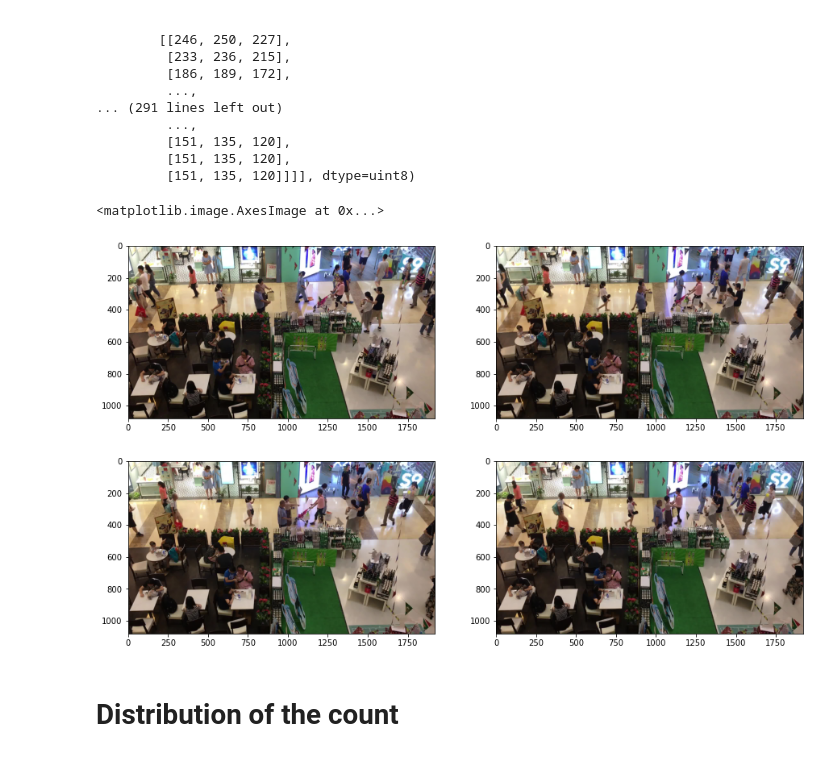
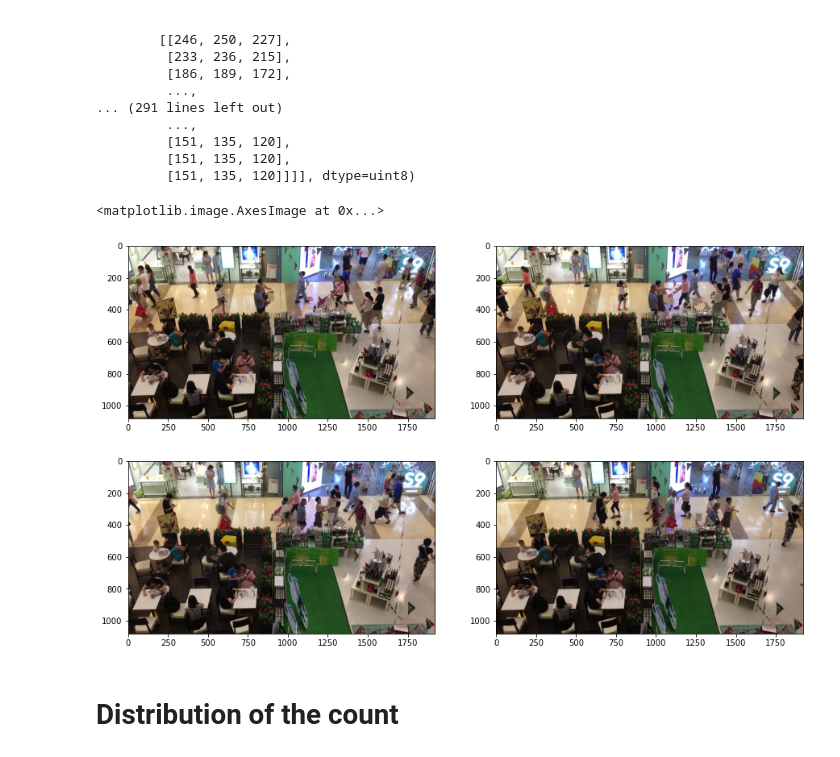
Before and after one commit to NGL-A/crowd-counting, a Jupyter notebook: Crowd_counting_code.ipynb, the cells around one changed output. Saved outputs shown, nothing was run; the diff lists cells and outputs as text; code cells hidden in the pictures.

```diff
--- a/Crowd_counting_code.ipynb
+++ b/Crowd_counting_code.ipynb
@@ -157,16 +151,16 @@ array([[[[248, 252, 229],
 # Convert and save the list of images in '.npy' format
 np.save("train_FDST1.npy",train_FDST1)
 # %%
-dataset = np.load("train_FDST1.npy")
+train_FDST1 = np.load("train_FDST1.npy")
 # %%
 # lest's display 4 images
 
 f, ax = plt.subplots(2,2, figsize = (15, 9))
 
-ax[0,0].imshow(dataset[0])
-ax[0,1].imshow(dataset[15])
-ax[1,0].imshow(dataset[30])
-ax[1,1].imshow(dataset[45])
+ax[0,0].imshow(train_FDST1[0])
+ax[0,1].imshow(train_FDST1[35])
+ax[1,0].imshow(train_FDST1[70])
+ax[1,1].imshow(train_FDST1[140])
 # %% [output]
 <matplotlib.image.AxesImage at 0x...>
-[figure, old version]
+[figure, new version]
```
Also changed, not shown: parts of 8 cells of this notebook.
